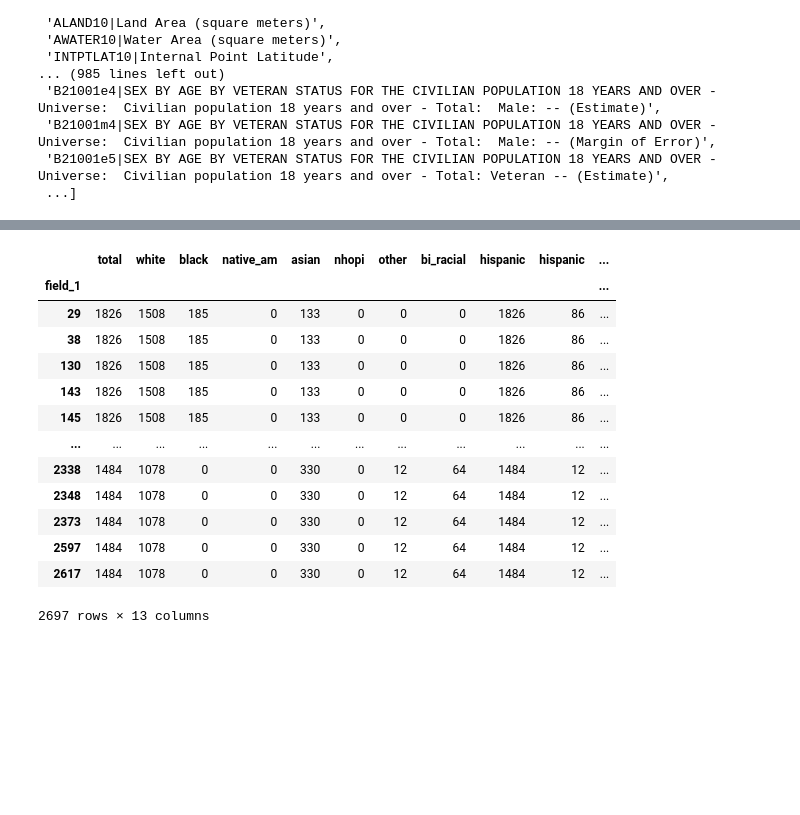
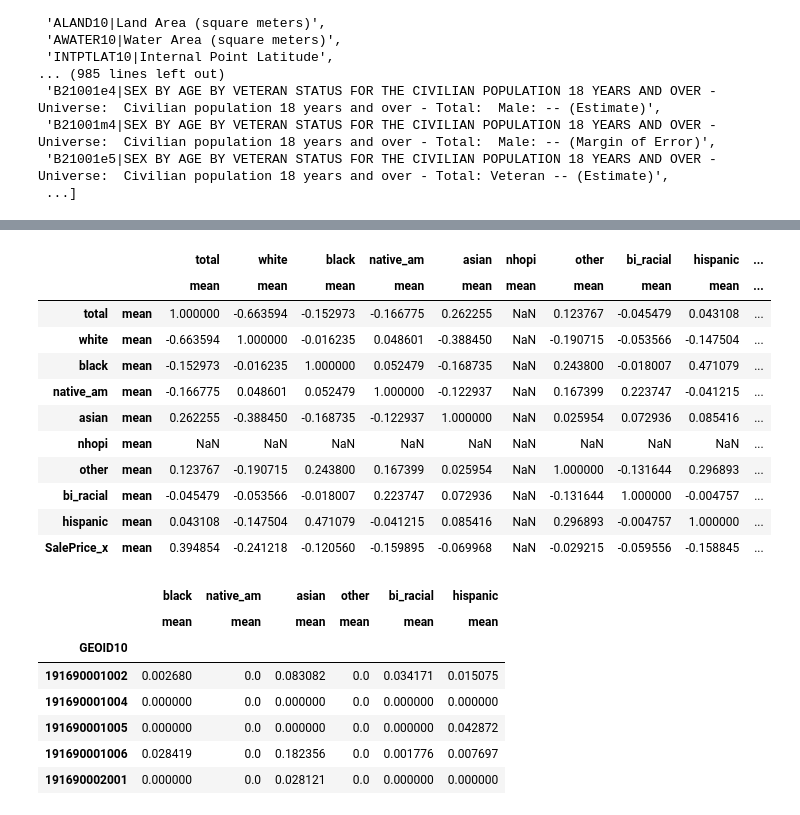
Before and after one commit to yanivyaffe/Ames_Iowa_ML_Project, a Jupyter notebook: PML Scrap.ipynb, the cells around one changed output, grey strips where cells are left out. Saved outputs shown, nothing was run; the diff lists cells and outputs as text; code cells hidden in the pictures; blank space fills up the shorter version.

```diff
--- a/PML Scrap.ipynb
+++ b/PML Scrap.ipynb
@@ -175,4 +175,13 @@ how_many_homes_in_cblocks['PID'].hist()
 # %%
 ### youth = data[['B01001e7','B01001e8','B01001e9','B01001e10','B01001e31','B01001e32','B01001e33','B01001e34']].sum(axis=1)
 # tot_pop = ['B01001e1']
+
+
 data['age_18_24'] = data[['B01001e7','B01001e8','B01001e9','B01001e10','B01001e31','B01001e32','B01001e33','B01001e34']].sum(axis=1) / data['B01001e1']
+data['is_collegetown'] = np.where(data['age_18_24'] > 0.2, 1, 0)
+data['is_collegetown'].value_counts()
+
+
+##split the df into college kid neighborhoods (solo_cups), and adults (old_people)
+solo_cups = data.loc[data['is_collegetown'] == 1]
+old_people = data.loc[data['is_collegetown'] == 0]
@@ -261,3 +279,12 @@ a = list(race.values())
 b = ['GEOID10', 'SalePrice_x','PID']
 
 race_demo = data[a+b]
+# %%
+race_demo['white'] = race_demo['white'] / race_demo['total']
+race_demo['black'] = race_demo['black'] / race_demo['total']
+race_demo['native_am'] = race_demo['native_am'] / race_demo['total']
+race_demo['asian'] = race_demo['asian'] / race_demo['total']
+race_demo['nhopi'] = race_demo['nhopi'] / race_demo['total']
+race_demo['other'] = race_demo['other'] / race_demo['total']
+race_demo['bi_racial'] = race_demo['bi_racial'] / race_demo['total']
+race_demo['hispanic'] = race_demo['hispanic'] / race_demo['total']
@@ -263,0 +309,3 @@ race_demo = data[a+b]
+# %%
+race_demo = race_demo.groupby('GEOID10').agg({'mean'}).drop('PID', axis=1)
+race_demo
@@ -264,17 +332,29 @@ race_demo = data[a+b]
 # %%
-race_demo
+race_demo.corr()
 # %% [output]
-|  | total | white | black | native_am | asian | nhopi | other | bi_racial | hispanic | hispanic | ... |
-| field_1 |  |  |  |  |  |  |  |  |  |  | ... |
-| 29 | 1826 | 1508 | 185 | 0 | 133 | 0 | 0 | 0 | 1826 | 86 | ... |
-| 38 | 1826 | 1508 | 185 | 0 | 133 | 0 | 0 | 0 | 1826 | 86 | ... |
-| 130 | 1826 | 1508 | 185 | 0 | 133 | 0 | 0 | 0 | 1826 | 86 | ... |
-| 143 | 1826 | 1508 | 185 | 0 | 133 | 0 | 0 | 0 | 1826 | 86 | ... |
-| 145 | 1826 | 1508 | 185 | 0 | 133 | 0 | 0 | 0 | 1826 | 86 | ... |
-| ... | ... | ... | ... | ... | ... | ... | ... | ... | ... | ... | ... |
-| 2338 | 1484 | 1078 | 0 | 0 | 330 | 0 | 12 | 64 | 1484 | 12 | ... |
-| 2348 | 1484 | 1078 | 0 | 0 | 330 | 0 | 12 | 64 | 1484 | 12 | ... |
-| 2373 | 1484 | 1078 | 0 | 0 | 330 | 0 | 12 | 64 | 1484 | 12 | ... |
-| 2597 | 1484 | 1078 | 0 | 0 | 330 | 0 | 12 | 64 | 1484 | 12 | ... |
-| 2617 | 1484 | 1078 | 0 | 0 | 330 | 0 | 12 | 64 | 1484 | 12 | ... |
+|  |  | total | white | black | native_am | asian | nhopi | other | bi_racial | hispanic | ... |
+|  |  | mean | mean | mean | mean | mean | mean | mean | mean | mean | ... |
+| total | mean | 1.000000 | -0.663594 | -0.152973 | -0.166775 | 0.262255 | NaN | 0.123767 | -0.045479 | 0.043108 | ... |
+| white | mean | -0.663594 | 1.000000 | -0.016235 | 0.048601 | -0.388450 | NaN | -0.190715 | -0.053566 | -0.147504 | ... |
+| black | mean | -0.152973 | -0.016235 | 1.000000 | 0.052479 | -0.168735 | NaN | 0.243800 | -0.018007 | 0.471079 | ... |
+| native_am | mean | -0.166775 | 0.048601 | 0.052479 | 1.000000 | -0.122937 | NaN | 0.167399 | 0.223747 | -0.041215 | ... |
+| asian | mean | 0.262255 | -0.388450 | -0.168735 | -0.122937 | 1.000000 | NaN | 0.025954 | 0.072936 | 0.085416 | ... |
+| nhopi | mean | NaN | NaN | NaN | NaN | NaN | NaN | NaN | NaN | NaN | ... |
+| other | mean | 0.123767 | -0.190715 | 0.243800 | 0.167399 | 0.025954 | NaN | 1.000000 | -0.131644 | 0.296893 | ... |
+| bi_racial | mean | -0.045479 | -0.053566 | -0.018007 | 0.223747 | 0.072936 | NaN | -0.131644 | 1.000000 | -0.004757 | ... |
+| hispanic | mean | 0.043108 | -0.147504 | 0.471079 | -0.041215 | 0.085416 | NaN | 0.296893 | -0.004757 | 1.000000 | ... |
+| SalePrice_x | mean | 0.394854 | -0.241218 | -0.120560 | -0.159895 | -0.069968 | NaN | -0.029215 | -0.059556 | -0.158845 | ... |
-2697 rows × 13 columns
+# %%
+features = race_demo[['black', 'native_am', 'asian', 'other', 'bi_racial', 'hispanic']]
+price = race_demo['SalePrice_x']
+
+features.head()
+# %% [output]
+|  | black | native_am | asian | other | bi_racial | hispanic |
+|  | mean | mean | mean | mean | mean | mean |
+| GEOID10 |  |  |  |  |  |  |
+| 191690001002 | 0.002680 | 0.0 | 0.083082 | 0.0 | 0.034171 | 0.015075 |
+| 191690001004 | 0.000000 | 0.0 | 0.000000 | 0.0 | 0.000000 | 0.000000 |
+| 191690001005 | 0.000000 | 0.0 | 0.000000 | 0.0 | 0.000000 | 0.042872 |
+| 191690001006 | 0.028419 | 0.0 | 0.182356 | 0.0 | 0.001776 | 0.007697 |
+| 191690002001 | 0.000000 | 0.0 | 0.028121 | 0.0 | 0.000000 | 0.000000 |
```
Also changed, not shown: parts of 7 cells of this notebook.
